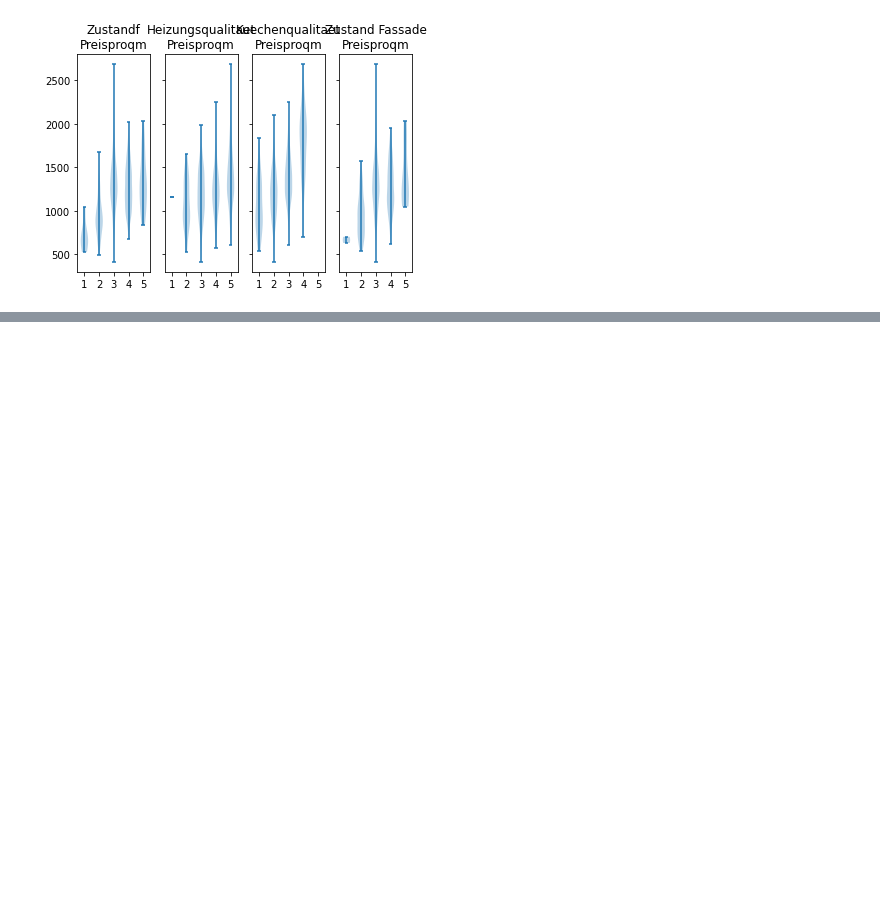
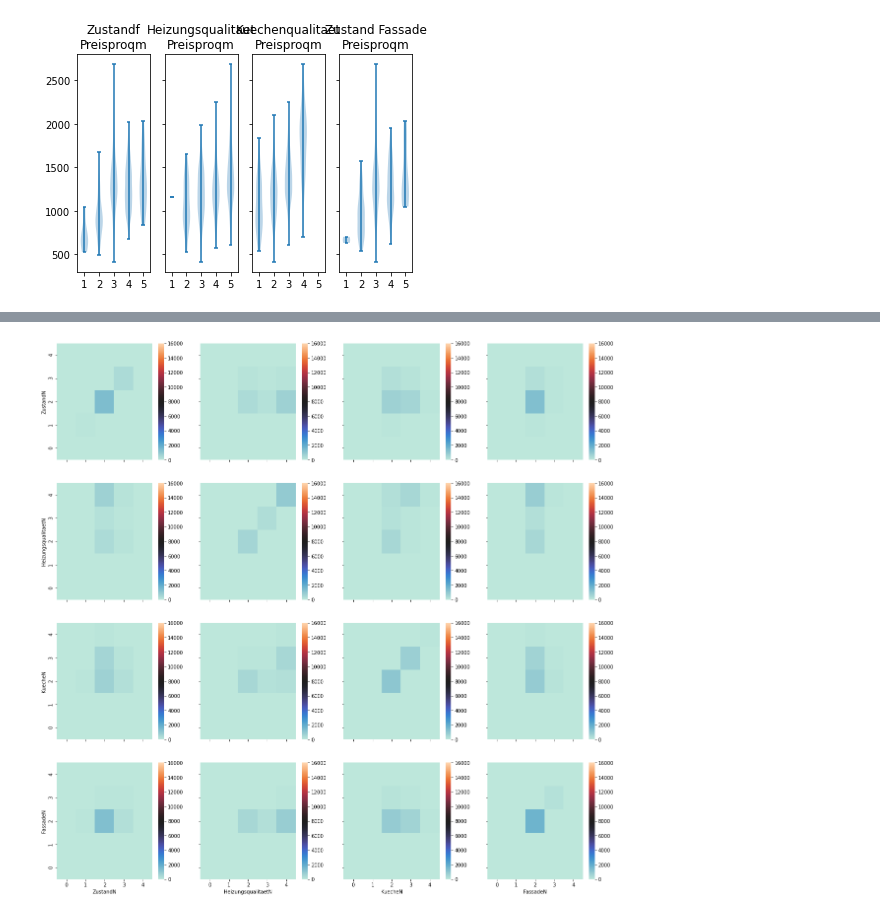
Before and after one commit to CrossField1973/DataScienceProject_01, a Jupyter notebook: housing_data.ipynb, the cells around one changed output, grey strips where cells are left out. Drawn from its saved outputs; the diff is of its cells as text; code cells hidden in the pictures; blank space fills up the shorter version.

```diff
--- a/housing_data.ipynb
+++ b/housing_data.ipynb
@@ -246,0 +304,43 @@ for f in range(len(rows)):
+# %%
+# Daten vorbereiten für heatmap: im Besten Fall sollte eine Diagonale von Links unten -> rechts oben gehen
+# Achtung Rechenintensiv!
+keys = ["ZustandN", "HeizungsqualitaetN", "KuecheN", "FassadeN"]
+
+
+fig, axs = plt.subplots(len(keys), len(keys), sharex=True, sharey=True, figsize=(20,20))
+
+# Zweimal über Keys iterieren -> key1 X key2 Plots (key1 == key2)
+# für jeden Plot alle Möglichen Werte von key1 heraussuchen -> X-Achse
+# für jeden möglichen X-Wert alle Y-Werte von key2 in data schreiben
+# happy plotting
+for i in range(len(keys)):
+    values = [0,1,2,3,4]
+    for l in range(len(keys)):
+
+        data = [None]*len(values)
+        for f in range(len(values)):
+            data[f] = [0]*len(values)
+        data[1][1] = 2
+        for value in values:
+            raw_data = housing_data[housing_data[keys[i]] == value][keys[l]]
+            unique, counts = np.unique(raw_data, return_counts=True)
+            count = dict(zip(unique, counts))
+            for key in count.keys():
+                # Es tut mir ja leid
+                data[value][key] = count[key]
+        sb.heatmap(data, ax = axs[i,l]) #vmin=0, vmax=16000, center=8000
+        axs[i,l].invert_yaxis()
+        if i == len(keys)-1:
+            axs[i,l].set_xlabel(str(keys[l]))
+        if l == 0:
+            axs[i,l].set_ylabel(str(keys[i]))
+
+# Es existieren nur relativ wenige wirklich Schlechte zustände, auch stehen sie nur wenig in Korrelation
+# im oberen x- und y- Bereich gibt es Bessere Korrelationen, so sind in einem Bereich positiv (2+) bewertete
+# auch in den anderen Bereichen positiv. Die charakteristischen Diagonalen, wie man sie bei starken Korrelationen
+# sieht, sind aber hier nicht wirklich vorhanden
+
+# Stimmt das was ich gemacht habe?
+# ist eine Heatmap gleich Korrelation??von
+# %% [output]
+[figure, added]
```
Also changed, not shown: parts of 7 cells of this notebook, 1 other file.
